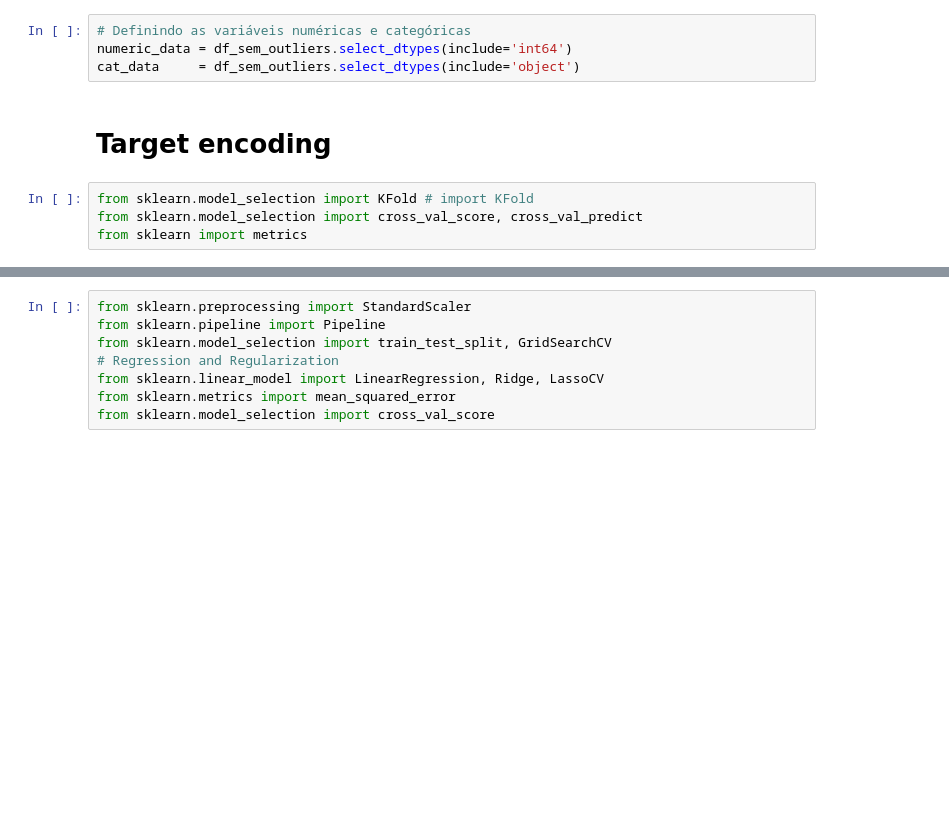
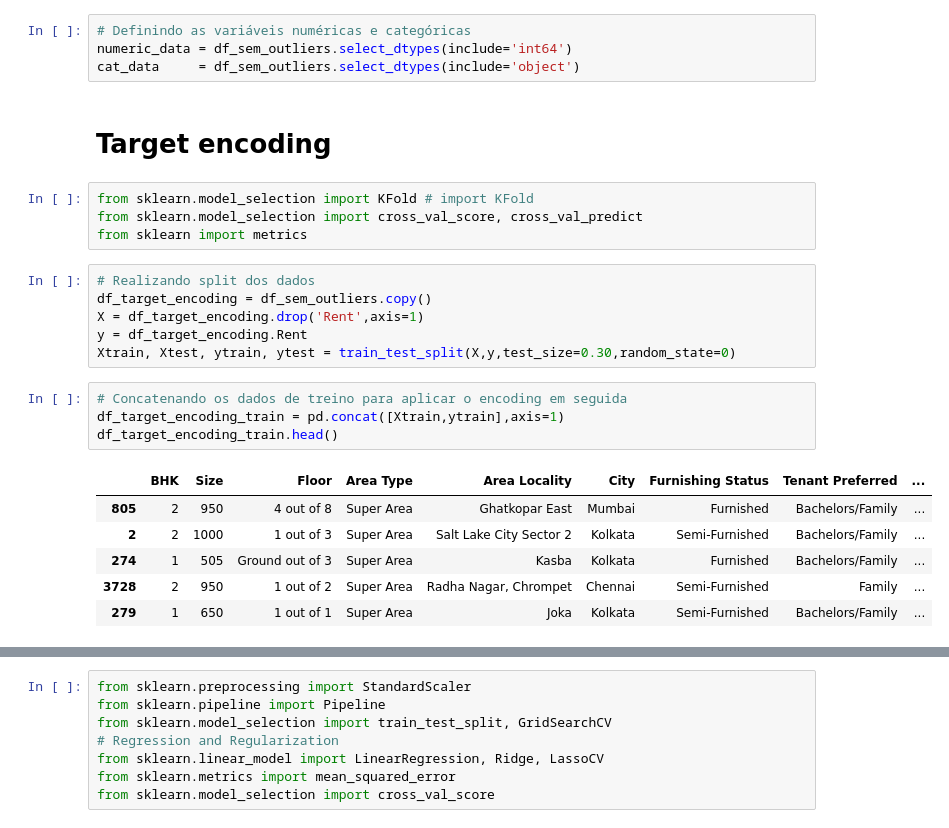
Before and after one commit to gustavolenin/Estudos-em-Regressao-Linear, a Jupyter notebook: house-rent-prediction.ipynb, the cells around one changed output, grey strips where cells are left out. Drawn from its saved outputs; the diff is of its cells as text; blank space fills up the shorter version.

```diff
--- a/house-rent-prediction.ipynb
+++ b/house-rent-prediction.ipynb
@@ -349,4 +351,21 @@ cat_data     = df_sem_outliers.select_dtypes(include='object')
 from sklearn.model_selection import KFold # import KFold
 from sklearn.model_selection import cross_val_score, cross_val_predict
 from sklearn import metrics
+# %%
+# Realizando split dos dados
+df_target_encoding = df_sem_outliers.copy()
+X = df_target_encoding.drop('Rent',axis=1)
+y = df_target_encoding.Rent
+Xtrain, Xtest, ytrain, ytest = train_test_split(X,y,test_size=0.30,random_state=0)
+# %%
+# Concatenando os dados de treino para aplicar o encoding em seguida
+df_target_encoding_train = pd.concat([Xtrain,ytrain],axis=1)
+df_target_encoding_train.head()
+# %% [output]
+|  | BHK | Size | Floor | Area Type | Area Locality | City | Furnishing Status | Tenant Preferred | ... |
+| 805 | 2 | 950 | 4 out of 8 | Super Area | Ghatkopar East | Mumbai | Furnished | Bachelors/Family | ... |
+| 2 | 2 | 1000 | 1 out of 3 | Super Area | Salt Lake City Sector 2 | Kolkata | Semi-Furnished | Bachelors/Family | ... |
+| 274 | 1 | 505 | Ground out of 3 | Super Area | Kasba | Kolkata | Furnished | Bachelors/Family | ... |
+| 3728 | 2 | 950 | 1 out of 2 | Super Area | Radha Nagar, Chrompet | Chennai | Semi-Furnished | Family | ... |
+| 279 | 1 | 650 | 1 out of 1 | Super Area | Joka | Kolkata | Semi-Furnished | Bachelors/Family | ... |
 # %%
```
Also changed, not shown: parts of 20 cells of this notebook.
